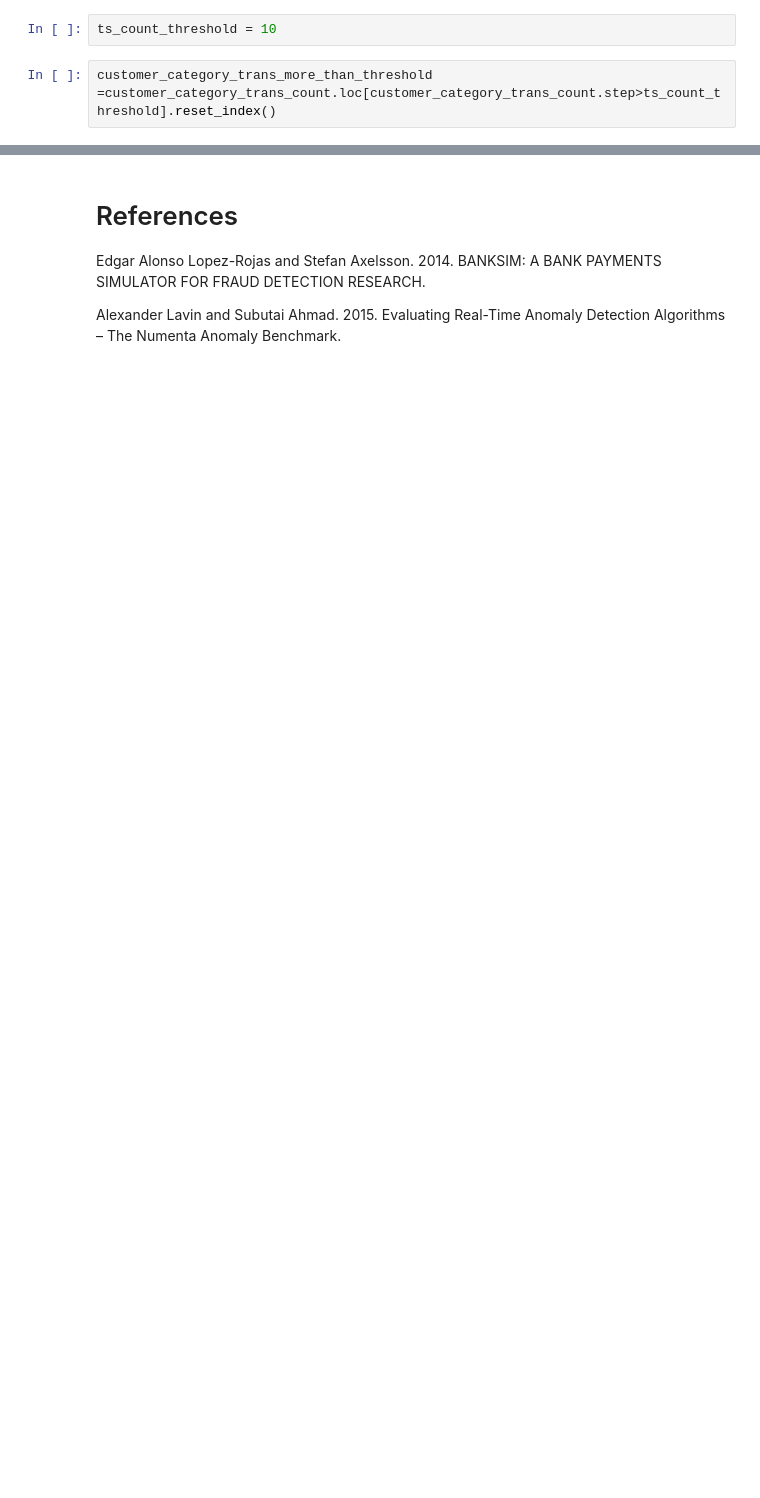
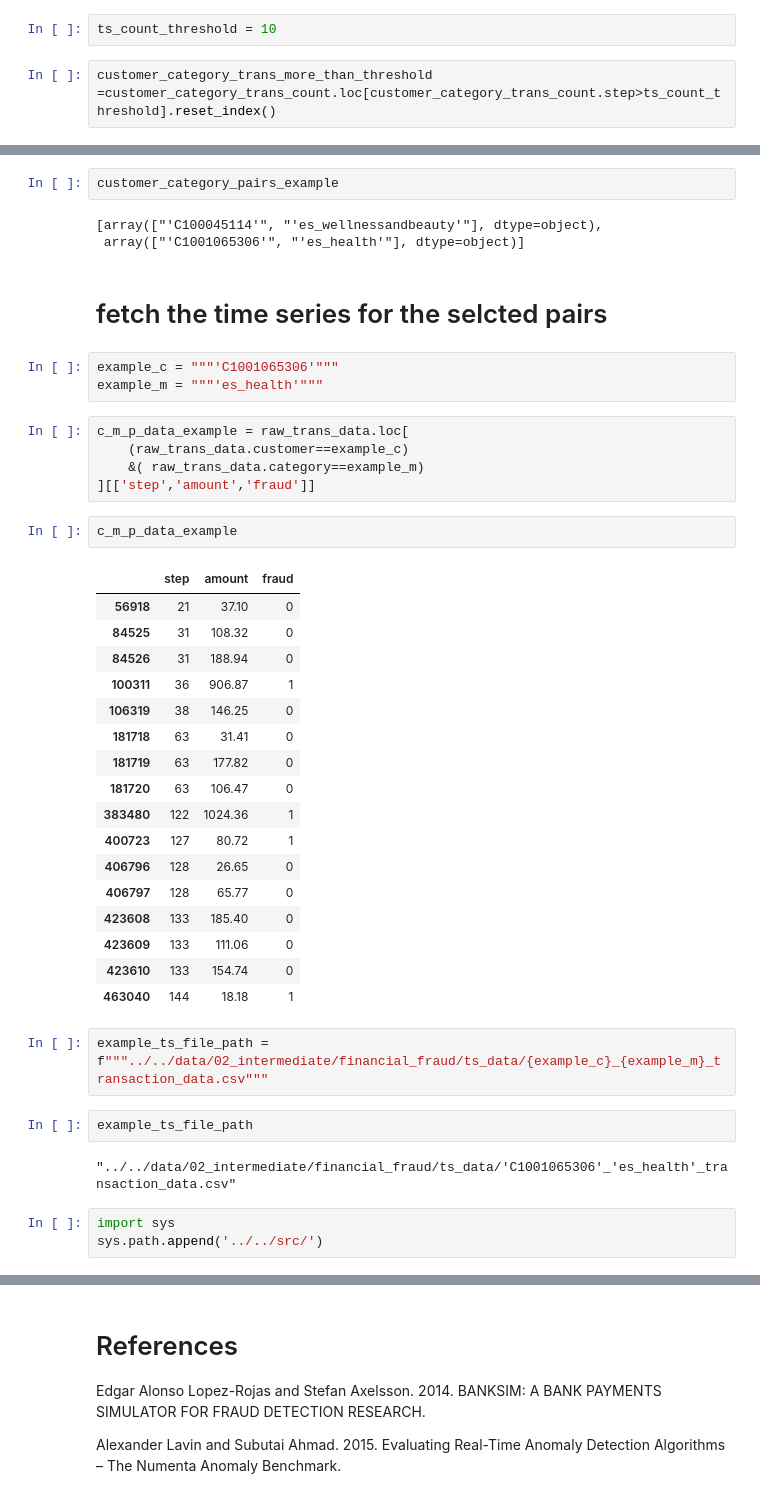
Before and after one commit to aws-samples/anomaly-detection-spatial-temporal-data-workshop, a Jupyter notebook: notebooks/financial_fraud/1.2-gy-data-transform-time-series.ipynb, the cells around one changed output, grey strips where cells are left out. Cells and saved outputs as stored; diff of their text form; blank space fills up the shorter version.

```diff
--- a/notebooks/financial_fraud/1.2-gy-data-transform-time-series.ipynb
+++ b/notebooks/financial_fraud/1.2-gy-data-transform-time-series.ipynb
@@ -118,3 +131,47 @@ for c_m_p in customer_category_pairs_for_ts:
 423609   133   111.06      0
 423610   133   154.74      0
 463040   144    18.18      1
+# %%
+customer_category_pairs_example
+# %% [output]
+[array(["'C100045114'", "'es_wellnessandbeauty'"], dtype=object),
+ array(["'C1001065306'", "'es_health'"], dtype=object)]
+# %% [markdown]
+# fetch the time series for the selcted pairs
+# %%
+example_c = """'C1001065306'"""
+example_m = """'es_health'"""
+# %%
+c_m_p_data_example = raw_trans_data.loc[
+    (raw_trans_data.customer==example_c)
+    &( raw_trans_data.category==example_m)
+][['step','amount','fraud']]
+# %%
+c_m_p_data_example
+# %% [output]
+|  | step | amount | fraud |
+| 56918 | 21 | 37.10 | 0 |
+| 84525 | 31 | 108.32 | 0 |
+| 84526 | 31 | 188.94 | 0 |
+| 100311 | 36 | 906.87 | 1 |
+| 106319 | 38 | 146.25 | 0 |
+| 181718 | 63 | 31.41 | 0 |
+| 181719 | 63 | 177.82 | 0 |
+| 181720 | 63 | 106.47 | 0 |
+| 383480 | 122 | 1024.36 | 1 |
+| 400723 | 127 | 80.72 | 1 |
+| 406796 | 128 | 26.65 | 0 |
+| 406797 | 128 | 65.77 | 0 |
+| 423608 | 133 | 185.40 | 0 |
+| 423609 | 133 | 111.06 | 0 |
+| 423610 | 133 | 154.74 | 0 |
+| 463040 | 144 | 18.18 | 1 |
+# %%
+example_ts_file_path = f"""../../data/02_intermediate/financial_fraud/ts_data/{example_c}_{example_m}_transaction_data.csv"""
+# %%
+example_ts_file_path
+# %% [output]
+"../../data/02_intermediate/financial_fraud/ts_data/'C1001065306'_'es_health'_transaction_data.csv"
+# %%
+import sys
+sys.path.append('../../src/')
```
Also changed, not shown: parts of 15 cells of this notebook, 7 other files.
